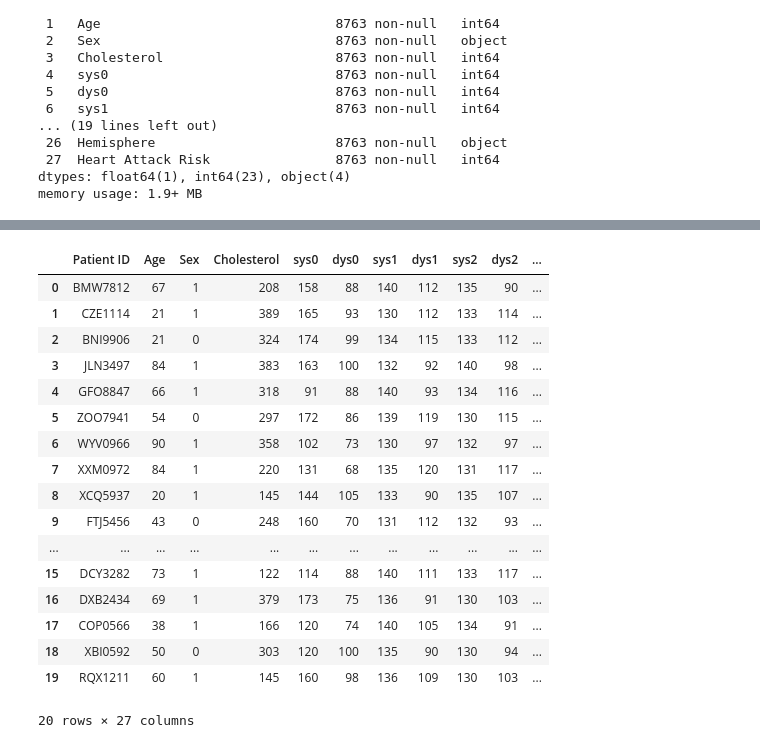
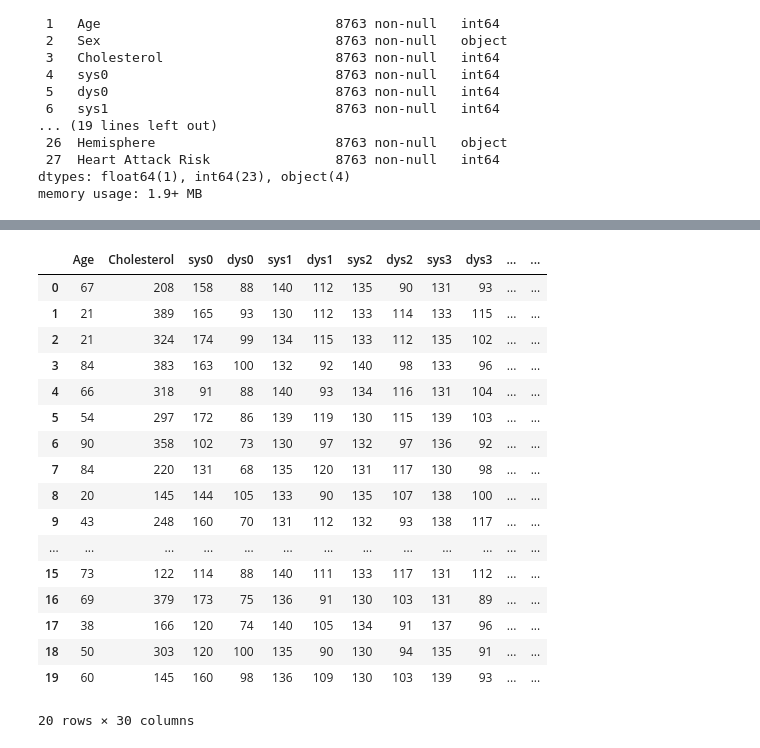
Before and after one commit to Rhapsody360/-safety, a Jupyter notebook: htd_keras.ipynb, the cells around one changed output, grey strips where cells are left out. Drawn from its saved outputs; the diff is of its cells as text; code cells hidden in the pictures.

```diff
--- a/htd_keras.ipynb
+++ b/htd_keras.ipynb
@@ -51,4 +39,7 @@ Index(['Patient ID', 'Age', 'Sex', 'Cholesterol', 'sys0', 'dys0', 'sys1',
 # %%
 # ctg_data = data[['Sex','Diet','Hemisphere']]
-# data = pd.get_dummies(data = data, columns = ['Sex','Diet','Hemisphere'])
-#data = pd.get_dummies(data, columns = ['Country','Continent','Hemisphere'])
+data = pd.get_dummies(data, columns = ['Sex','Diet','Hemisphere'])
+# data = pd.get_dummies(data, columns = ['Country','Continent','Hemisphere'])
+# %%
+data.drop(data.iloc[:,0:1],inplace=True,axis=1)
+data.info()
@@ -55,8 +64,8 @@ Index(['Patient ID', 'Age', 'Sex', 'Cholesterol', 'sys0', 'dys0', 'sys1',
 # %%
-sex_map = {'Male':1,'Female':0}
-data['Sex']=data['Sex'].map(sex_map)
-diet_map = {'Healthy':2,'Average':1,'Unhealthy':0}
-data['Diet'] = data['Diet'].map(diet_map)
-sphere_map = {'Southern Hemisphere':0,'Northern Hemisphere':1}
-data["Hemisphere"] = data["Hemisphere"].map(sphere_map)
-data.info()
+# sex_map = {'Male':1,'Female':0,1:1,0:0}
+# data['Sex']=data['Sex'].map(sex_map)
+# diet_map = {'Healthy':2,'Average':1,'Unhealthy':0,2:2,1:1,0:0}
+# data['Diet'] = data['Diet'].map(diet_map)
+# sphere_map = {'Southern Hemisphere':0,'Northern Hemisphere':1,1:1,0:0}
+# data["Hemisphere"] = data["Hemisphere"].map(sphere_map)
+# data.info()
@@ -81,7 +72,8 @@ memory usage: 1.9+ MB
 # %%
 # cat_columns = ['Sex_Female','Sex_Male','BP_Systolic','BP_Diastolic']
 # cat_columns = ['Sex_Female','Sex_Male']
-#data[cat_columns] = data[cat_columns].astype(int)
+
+data = data.astype(int)
 # %%
 # plt.figure(figsize=(8, 7))
 # for i in ctg_data.columns:
@@ -126,31 +160,33 @@ Index(['Patient ID', 'Age', 'Sex', 'Cholesterol', 'sys0', 'dys0', 'sys1',
 # %%
-X = data [['Patient ID', 'Age', 'Sex', 'Cholesterol', 'sys0', 'dys0', 'sys1',
+X = data [['Age', 'Cholesterol', 'sys0', 'dys0', 'sys1',
        'dys1', 'sys2', 'dys2', 'sys3', 'dys3', 'Heart Rate', 'Diabetes',
-       'Family History', 'Smoking', 'Obesity', 'Alcohol Consumption', 'Diet',
+       'Family History', 'Smoking', 'Obesity', 'Alcohol Consumption',
        'Previous Heart Problems', 'Medication Use', 'Stress Level', 'BMI',
        'Triglycerides', 'Physical Activity Days Per Week',
-       'Sleep Hours Per Day', 'Hemisphere']]
+       'Sleep Hours Per Day',  'Sex_Female', 'Sex_Male', 'Diet_Average',
+       'Diet_Healthy', 'Diet_Unhealthy', 'Hemisphere_Northern Hemisphere',
+       'Hemisphere_Southern Hemisphere']]
 Y = data [['Heart Attack Risk']]
 #X=X.dropna(how='any')
 X.head(20)
 # %% [output]
-|  | Patient ID | Age | Sex | Cholesterol | sys0 | dys0 | sys1 | dys1 | sys2 | dys2 | ... |
-| 0 | BMW7812 | 67 | 1 | 208 | 158 | 88 | 140 | 112 | 135 | 90 | ... |
-| 1 | CZE1114 | 21 | 1 | 389 | 165 | 93 | 130 | 112 | 133 | 114 | ... |
-| 2 | BNI9906 | 21 | 0 | 324 | 174 | 99 | 134 | 115 | 133 | 112 | ... |
-| 3 | JLN3497 | 84 | 1 | 383 | 163 | 100 | 132 | 92 | 140 | 98 | ... |
-| 4 | GFO8847 | 66 | 1 | 318 | 91 | 88 | 140 | 93 | 134 | 116 | ... |
-| 5 | ZOO7941 | 54 | 0 | 297 | 172 | 86 | 139 | 119 | 130 | 115 | ... |
-| 6 | WYV0966 | 90 | 1 | 358 | 102 | 73 | 130 | 97 | 132 | 97 | ... |
-| 7 | XXM0972 | 84 | 1 | 220 | 131 | 68 | 135 | 120 | 131 | 117 | ... |
-| 8 | XCQ5937 | 20 | 1 | 145 | 144 | 105 | 133 | 90 | 135 | 107 | ... |
-| 9 | FTJ5456 | 43 | 0 | 248 | 160 | 70 | 131 | 112 | 132 | 93 | ... |
-| ... | ... | ... | ... | ... | ... | ... | ... | ... | ... | ... | ... |
-| 15 | DCY3282 | 73 | 1 | 122 | 114 | 88 | 140 | 111 | 133 | 117 | ... |
-| 16 | DXB2434 | 69 | 1 | 379 | 173 | 75 | 136 | 91 | 130 | 103 | ... |
-| 17 | COP0566 | 38 | 1 | 166 | 120 | 74 | 140 | 105 | 134 | 91 | ... |
-| 18 | XBI0592 | 50 | 0 | 303 | 120 | 100 | 135 | 90 | 130 | 94 | ... |
-| 19 | RQX1211 | 60 | 1 | 145 | 160 | 98 | 136 | 109 | 130 | 103 | ... |
+|  | Age | Cholesterol | sys0 | dys0 | sys1 | dys1 | sys2 | dys2 | sys3 | dys3 | ... | ... |
+| 0 | 67 | 208 | 158 | 88 | 140 | 112 | 135 | 90 | 131 | 93 | ... | ... |
+| 1 | 21 | 389 | 165 | 93 | 130 | 112 | 133 | 114 | 133 | 115 | ... | ... |
+| 2 | 21 | 324 | 174 | 99 | 134 | 115 | 133 | 112 | 135 | 102 | ... | ... |
+| 3 | 84 | 383 | 163 | 100 | 132 | 92 | 140 | 98 | 133 | 96 | ... | ... |
+| 4 | 66 | 318 | 91 | 88 | 140 | 93 | 134 | 116 | 131 | 104 | ... | ... |
+| 5 | 54 | 297 | 172 | 86 | 139 | 119 | 130 | 115 | 139 | 103 | ... | ... |
+| 6 | 90 | 358 | 102 | 73 | 130 | 97 | 132 | 97 | 136 | 92 | ... | ... |
+| 7 | 84 | 220 | 131 | 68 | 135 | 120 | 131 | 117 | 130 | 98 | ... | ... |
+| 8 | 20 | 145 | 144 | 105 | 133 | 90 | 135 | 107 | 138 | 100 | ... | ... |
+| 9 | 43 | 248 | 160 | 70 | 131 | 112 | 132 | 93 | 138 | 117 | ... | ... |
+| ... | ... | ... | ... | ... | ... | ... | ... | ... | ... | ... | ... | ... |
+| 15 | 73 | 122 | 114 | 88 | 140 | 111 | 133 | 117 | 131 | 112 | ... | ... |
+| 16 | 69 | 379 | 173 | 75 | 136 | 91 | 130 | 103 | 131 | 89 | ... | ... |
+| 17 | 38 | 166 | 120 | 74 | 140 | 105 | 134 | 91 | 137 | 96 | ... | ... |
+| 18 | 50 | 303 | 120 | 100 | 135 | 90 | 130 | 94 | 135 | 91 | ... | ... |
+| 19 | 60 | 145 | 160 | 98 | 136 | 109 | 130 | 103 | 139 | 93 | ... | ... |
-20 rows × 27 columns
+20 rows × 30 columns
 # %%
 model = keras.models.Sequential()
```
Also changed, not shown: parts of 15 cells of this notebook.
